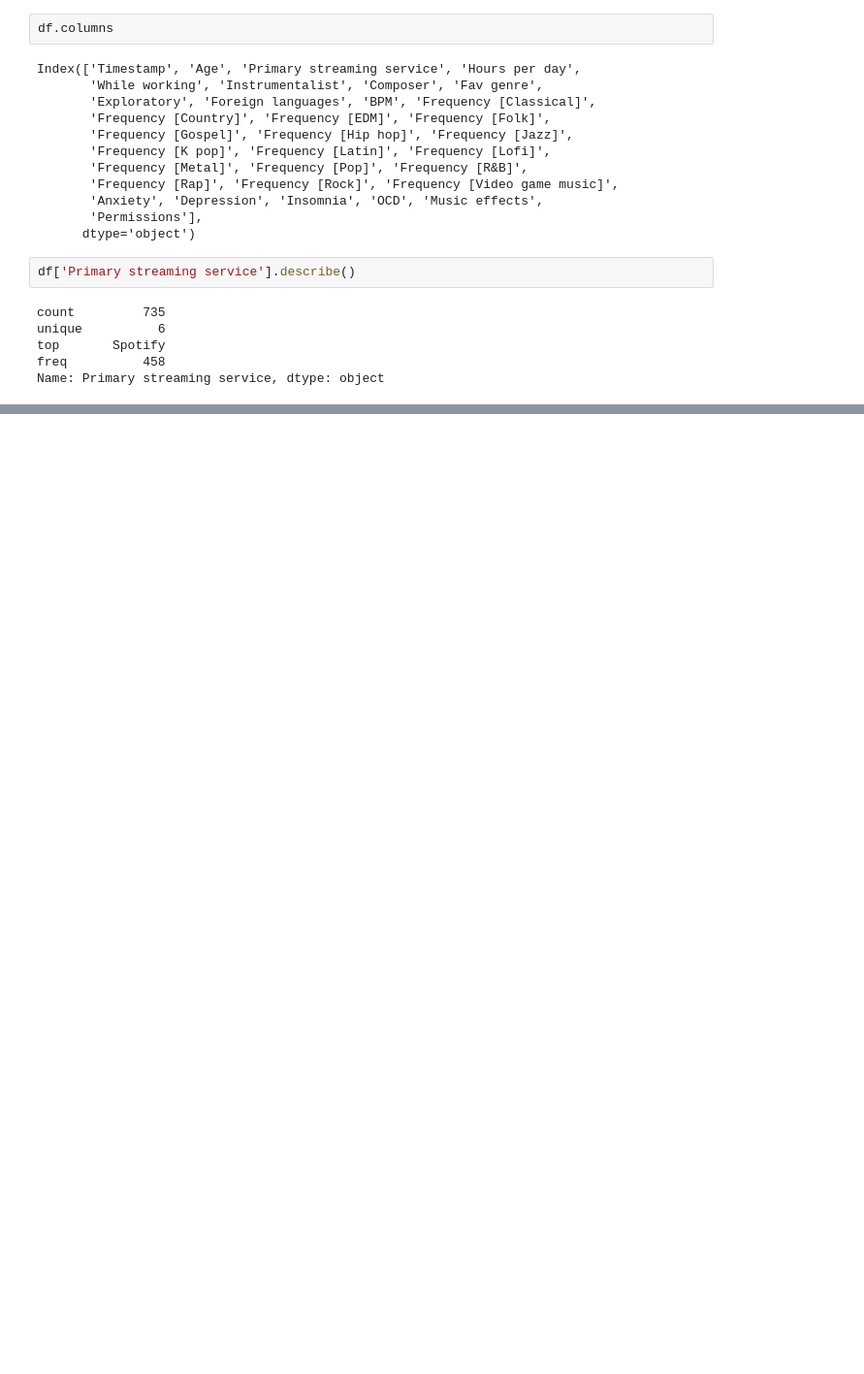
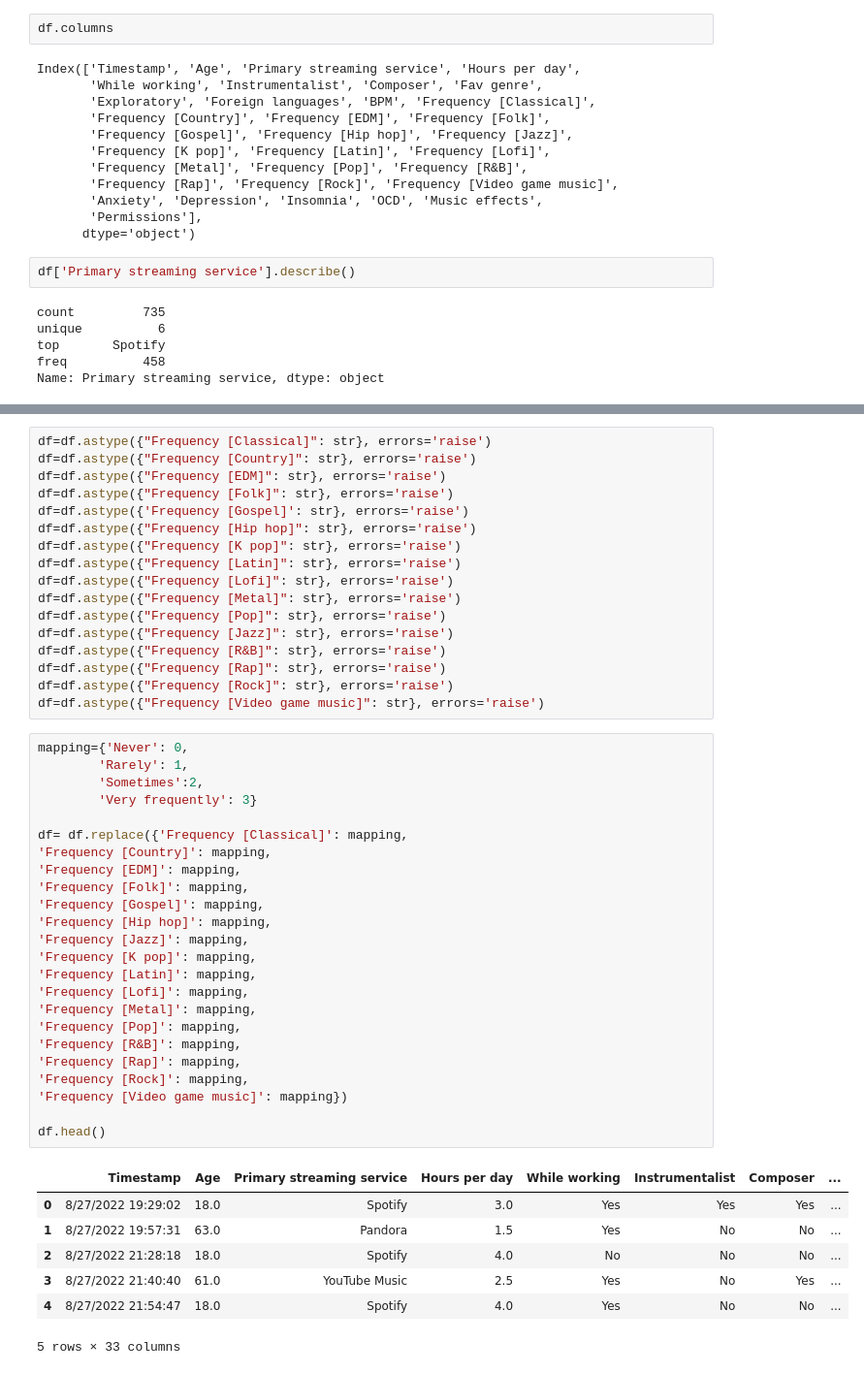
Before and after one commit to natekarr/8_Mile_Project_1, a Jupyter notebook: csv_analysis.ipynb, the cells around one changed output, grey strips where cells are left out. Shown: that part at 97% size. Saved outputs shown, nothing was run; the diff lists cells and outputs as text; blank space fills up the shorter version.

```diff
--- a/csv_analysis.ipynb
+++ b/csv_analysis.ipynb
@@ -62,0 +69,49 @@ df[(df['Primary streaming service'] =="Spotify")]
+# %%
+df=df.astype({"Frequency [Classical]": str}, errors='raise')
+df=df.astype({"Frequency [Country]": str}, errors='raise')
+df=df.astype({"Frequency [EDM]": str}, errors='raise')
+df=df.astype({"Frequency [Folk]": str}, errors='raise')
+df=df.astype({'Frequency [Gospel]': str}, errors='raise')
+df=df.astype({"Frequency [Hip hop]": str}, errors='raise')
+df=df.astype({"Frequency [K pop]": str}, errors='raise')
+df=df.astype({"Frequency [Latin]": str}, errors='raise')
+df=df.astype({"Frequency [Lofi]": str}, errors='raise')
+df=df.astype({"Frequency [Metal]": str}, errors='raise')
+df=df.astype({"Frequency [Pop]": str}, errors='raise')
+df=df.astype({"Frequency [Jazz]": str}, errors='raise')
+df=df.astype({"Frequency [R&B]": str}, errors='raise')
+df=df.astype({"Frequency [Rap]": str}, errors='raise')
+df=df.astype({"Frequency [Rock]": str}, errors='raise')
+df=df.astype({"Frequency [Video game music]": str}, errors='raise')
+# %%
+mapping={'Never': 0,
+        'Rarely': 1,
+        'Sometimes':2,
+        'Very frequently': 3}
+
+df= df.replace({'Frequency [Classical]': mapping,
+'Frequency [Country]': mapping,
+'Frequency [EDM]': mapping,
+'Frequency [Folk]': mapping,
+'Frequency [Gospel]': mapping,
+'Frequency [Hip hop]': mapping,
+'Frequency [Jazz]': mapping,
+'Frequency [K pop]': mapping,
+'Frequency [Latin]': mapping,
+'Frequency [Lofi]': mapping,
+'Frequency [Metal]': mapping,
+'Frequency [Pop]': mapping,
+'Frequency [R&B]': mapping,
+'Frequency [Rap]': mapping,
+'Frequency [Rock]': mapping,
+'Frequency [Video game music]': mapping})
+
+df.head()
+# %% [output]
+|  | Timestamp | Age | Primary streaming service | Hours per day | While working | Instrumentalist | Composer | ... |
+| 0 | 8/27/2022 19:29:02 | 18.0 | Spotify | 3.0 | Yes | Yes | Yes | ... |
+| 1 | 8/27/2022 19:57:31 | 63.0 | Pandora | 1.5 | Yes | No | No | ... |
+| 2 | 8/27/2022 21:28:18 | 18.0 | Spotify | 4.0 | No | No | No | ... |
+| 3 | 8/27/2022 21:40:40 | 61.0 | YouTube Music | 2.5 | Yes | No | Yes | ... |
+| 4 | 8/27/2022 21:54:47 | 18.0 | Spotify | 4.0 | Yes | No | No | ... |
+5 rows × 33 columns
```
Also changed, not shown: parts of 4 cells of this notebook.
